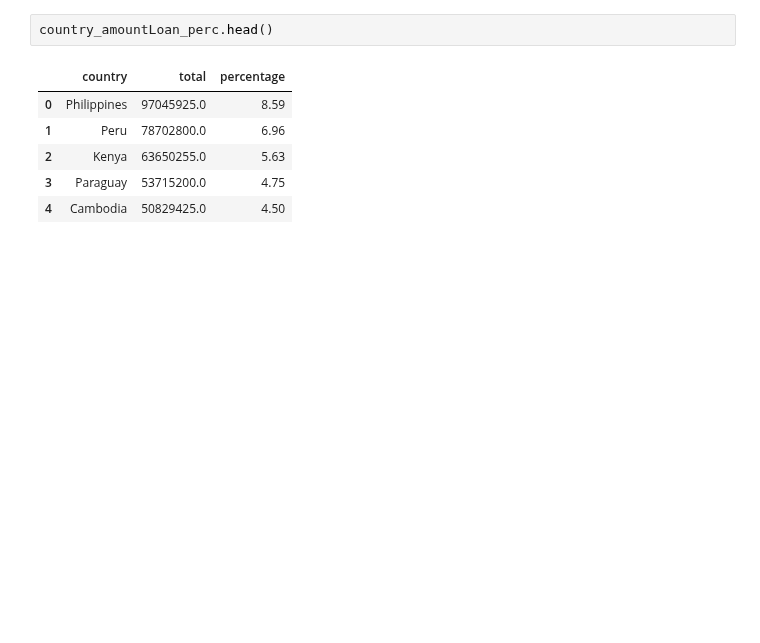
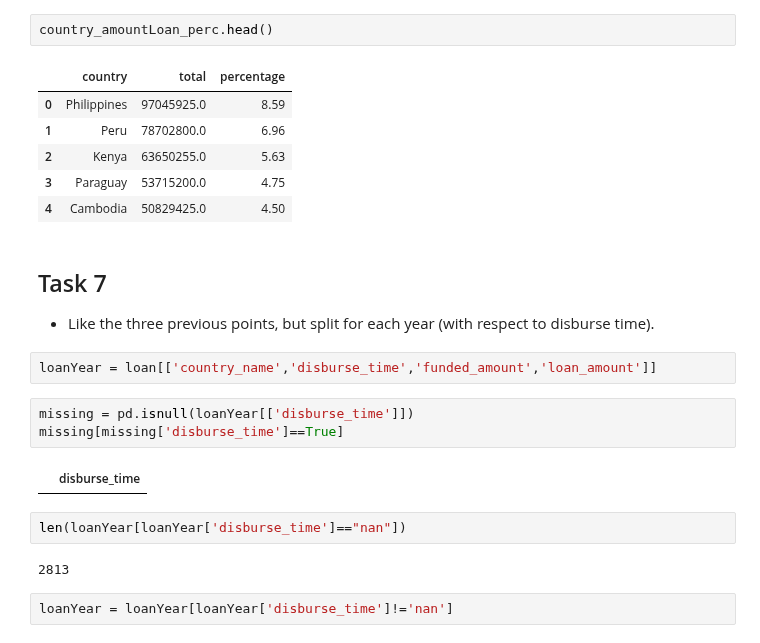
Before and after one commit to gaveter/Project_cs, a Jupyter notebook: Project.ipynb, the cells around one changed output. Saved outputs shown, nothing was run; the diff lists cells and outputs as text; blank space fills up the shorter version.

Commit message:
7 task completed

```diff
--- a/Project.ipynb
+++ b/Project.ipynb
@@ -309,3 +309,19 @@ country_amountLoan_perc.head()
 | 2 | Kenya | 63650255.0 | 5.63 |
 | 3 | Paraguay | 53715200.0 | 4.75 |
 | 4 | Cambodia | 50829425.0 | 4.50 |
+# %% [markdown]
+## Task 7
+- Like the three previous points, but split for each year (with respect to disburse time).
+# %%
+loanYear = loan[['country_name','disburse_time','funded_amount','loan_amount']]
+# %%
+missing = pd.isnull(loanYear[['disburse_time']])
+missing[missing['disburse_time']==True]
+# %% [output]
+|  | disburse_time |
+# %%
+len(loanYear[loanYear['disburse_time']=="nan"])
+# %% [output]
+2813
+# %%
+loanYear = loanYear[loanYear['disburse_time']!='nan']
```
Also changed, not shown: parts of 2 cells of this notebook.
